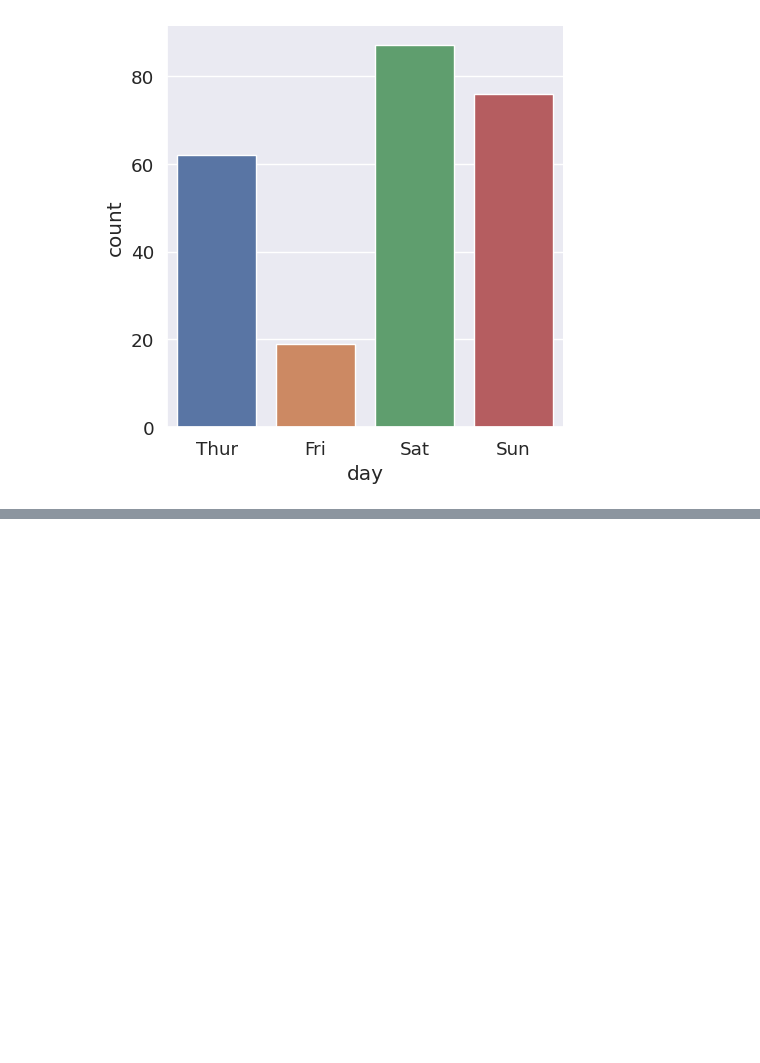
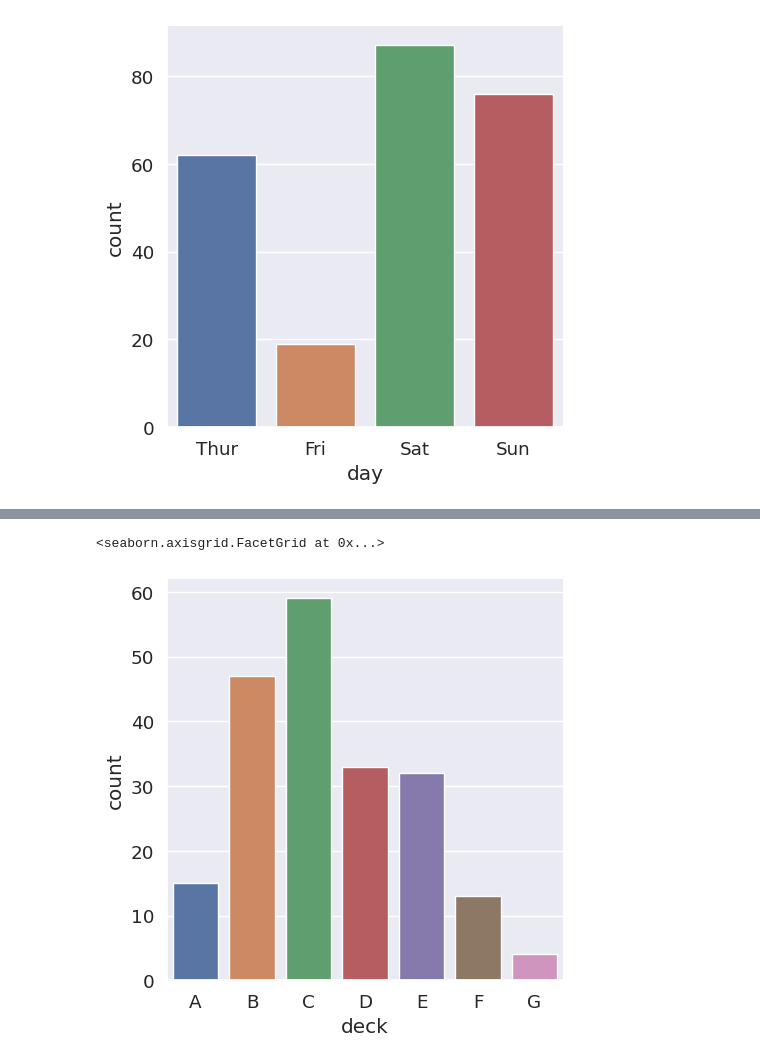
Before and after one commit to yot85/Data-Science-Bootcamp, a Jupyter notebook: 04_data_visualization/04_seaborn.ipynb, the cells around one changed output, grey strips where cells are left out. Cells and saved outputs as stored; diff of their text form; code cells hidden in the pictures; blank space fills up the shorter version.

```diff
--- a/04_data_visualization/04_seaborn.ipynb
+++ b/04_data_visualization/04_seaborn.ipynb
@@ -120,3 +120,6 @@ sns.catplot(data=df, x='day', kind = 'count')
 # %% [output]
 <seaborn.axisgrid.FacetGrid at 0x...>
 [figure]
+# %%
+df = sns.load_dataset('titanic')
+df.head(5)
@@ -122,0 +133,5 @@ sns.catplot(data=df, x='day', kind = 'count')
+# %%
+sns.catplot(data=df, x='deck', kind='count')
+# %% [output]
+<seaborn.axisgrid.FacetGrid at 0x...>
+[figure, added]
```
Also changed, not shown: parts of 9 cells of this notebook.
